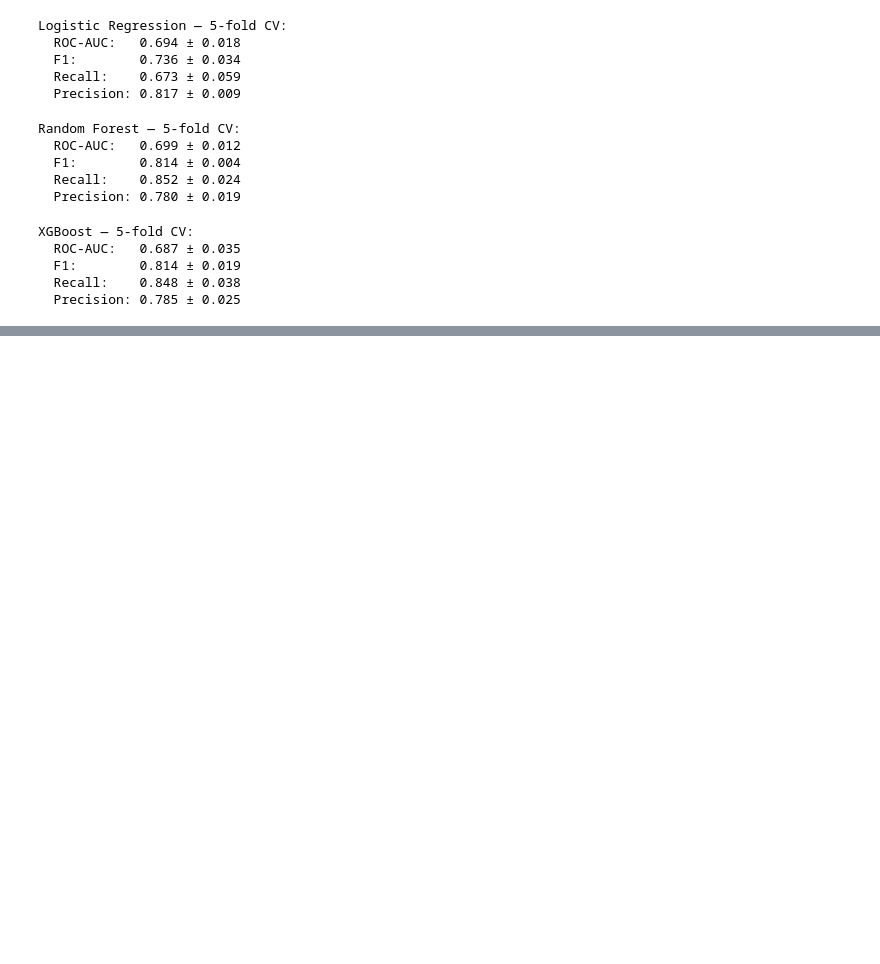
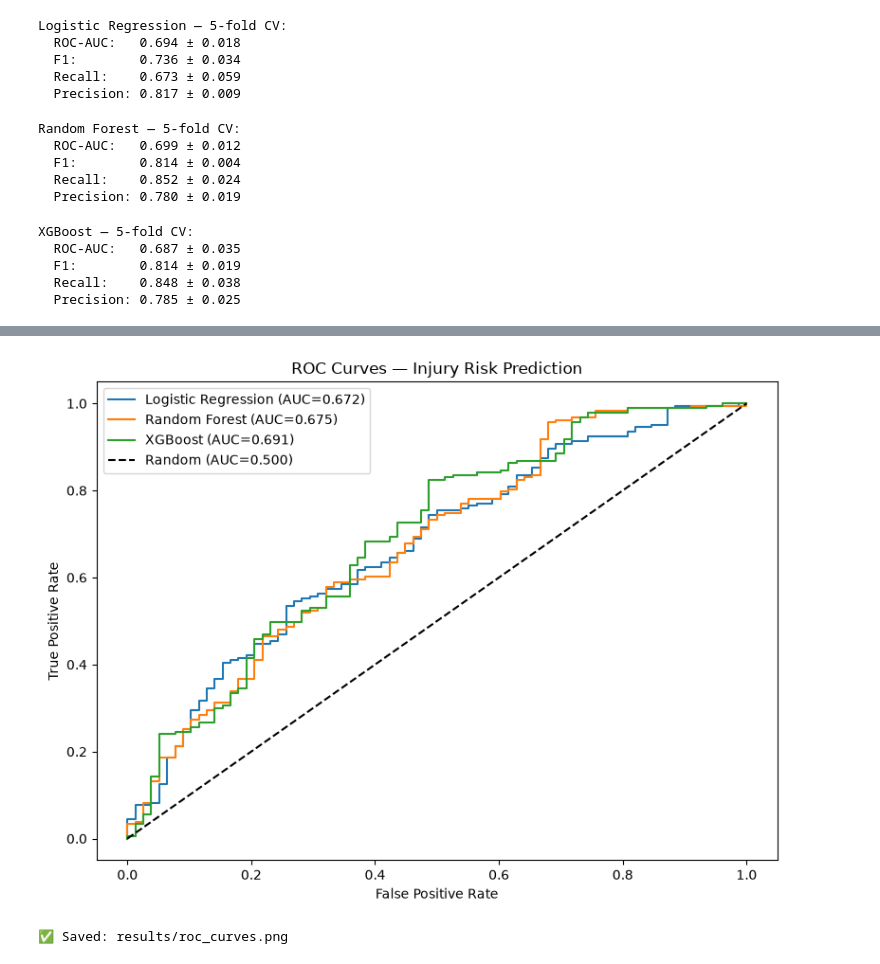
Before and after one commit to Jerrin-Jose/Bachelor-Thesis, a Jupyter notebook: thesis_pipeline.ipynb, the cells around one changed output, grey strips where cells are left out. Saved outputs shown, nothing was run; the diff lists cells and outputs as text; code cells hidden in the pictures; blank space fills up the shorter version.

Commit message:
Add: model evaluation results — ROC curves, confusion matrix, SHAP analysis plots

```diff
--- a/thesis_pipeline.ipynb
+++ b/thesis_pipeline.ipynb
@@ -701,0 +749,45 @@ XGBoost — 5-fold CV:
+# %%
+# ============================================================
+# CELL 20 — ROC CURVES
+# ============================================================
+# ROC curve plots True Positive Rate vs False Positive Rate
+# at every classification threshold. Area under the curve
+# (AUC) summarizes overall discrimination ability.
+# Diagonal = random guessing (AUC 0.5).
+# All three curves cluster together — confirming the
+# feature ceiling identified in the comparison table.
+
+from sklearn.preprocessing import StandardScaler
+
+scaler = StandardScaler()
+X_train_scaled = scaler.fit_transform(X_train_sm)
+X_test_scaled = scaler.transform(X_test)
+
+final_models = {
+    'Logistic Regression': LogisticRegression(max_iter=1000, random_state=42),
+    'Random Forest': RandomForestClassifier(n_estimators=200, max_depth=10, random_state=42),
+    'XGBoost': XGBClassifier(n_estimators=200, max_depth=6, learning_rate=0.05,
+                              subsample=0.8, colsample_bytree=0.8,
+                              eval_metric='logloss', random_state=42)
+}
+
+plt.figure(figsize=(8, 6))
+for name, model in final_models.items():
+    model.fit(X_train_scaled, y_train_sm)
+    y_proba = model.predict_proba(X_test_scaled)[:, 1]
+    fpr, tpr, _ = roc_curve(y_test, y_proba)
+    auc = roc_auc_score(y_test, y_proba)
+    plt.plot(fpr, tpr, label=f"{name} (AUC={auc:.3f})")
+
+plt.plot([0, 1], [0, 1], 'k--', label='Random (AUC=0.500)')
+plt.xlabel('False Positive Rate')
+plt.ylabel('True Positive Rate')
+plt.title('ROC Curves — Injury Risk Prediction')
+plt.legend()
+plt.tight_layout()
+plt.savefig('results/roc_curves.png', dpi=150)
+plt.show()
+print("✅ Saved: results/roc_curves.png")
+# %% [output]
+[figure, added]
+✅ Saved: results/roc_curves.png
```
Also changed, not shown: parts of 5 cells of this notebook, 6 other files.
